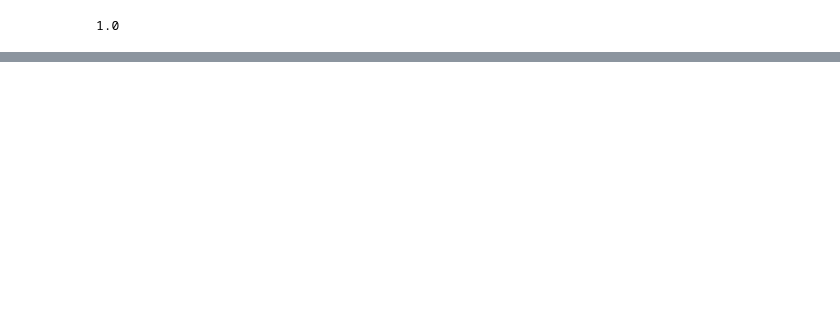
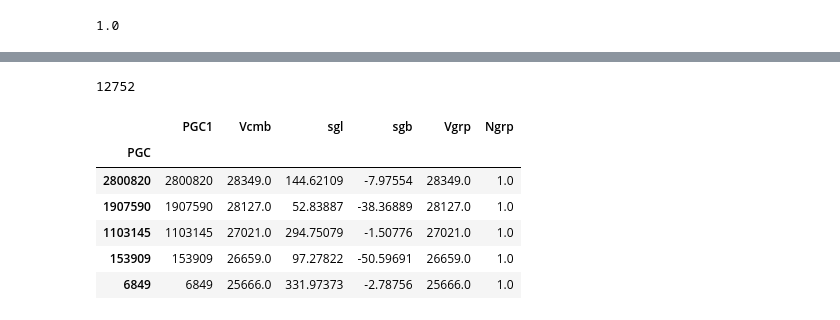
Before and after one commit to ekourkchi/CF4catalog, a Jupyter notebook: TF_aitoff-Copy1.ipynb, the cells around one changed output, grey strips where cells are left out. Saved outputs shown, nothing was run; the diff lists cells and outputs as text; code cells hidden in the pictures; blank space fills up the shorter version.

```diff
--- a/TF_aitoff-Copy1.ipynb
+++ b/TF_aitoff-Copy1.ipynb
@@ -142,3 +149,7 @@ df.head(20)
+# %%
+len(df)
+# %% [output]
+12752
 # %%
 import sys
 import os
@@ -165,3 +176,13 @@ import matplotlib.cm as cmx
 import matplotlib.patches as mpatches
 
 from matplotlib import *
+# %%
+df.head()
+# %% [output]
+|  | PGC1 | Vcmb | sgl | sgb | Vgrp | Ngrp |
+| PGC |  |  |  |  |  |  |
+| 2800820 | 2800820 | 28349.0 | 144.62109 | -7.97554 | 28349.0 | 1.0 |
+| 1907590 | 1907590 | 28127.0 | 52.83887 | -38.36889 | 28127.0 | 1.0 |
+| 1103145 | 1103145 | 27021.0 | 294.75079 | -1.50776 | 27021.0 | 1.0 |
+| 153909 | 153909 | 26659.0 | 97.27822 | -50.59691 | 26659.0 | 1.0 |
+| 6849 | 6849 | 25666.0 | 331.97373 | -2.78756 | 25666.0 | 1.0 |
```
Also changed, not shown: parts of 12 cells of this notebook, 2 other files.
